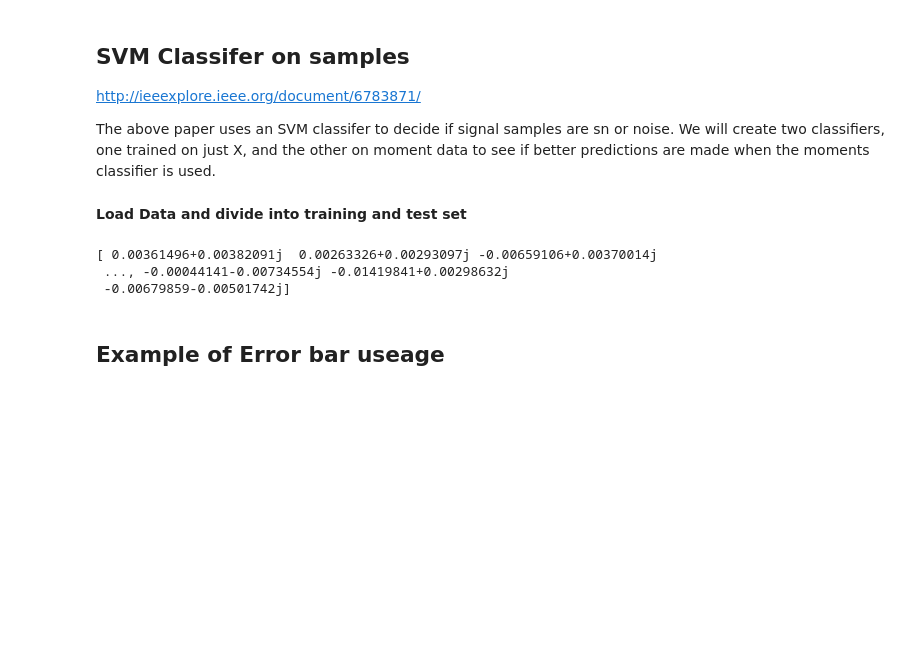
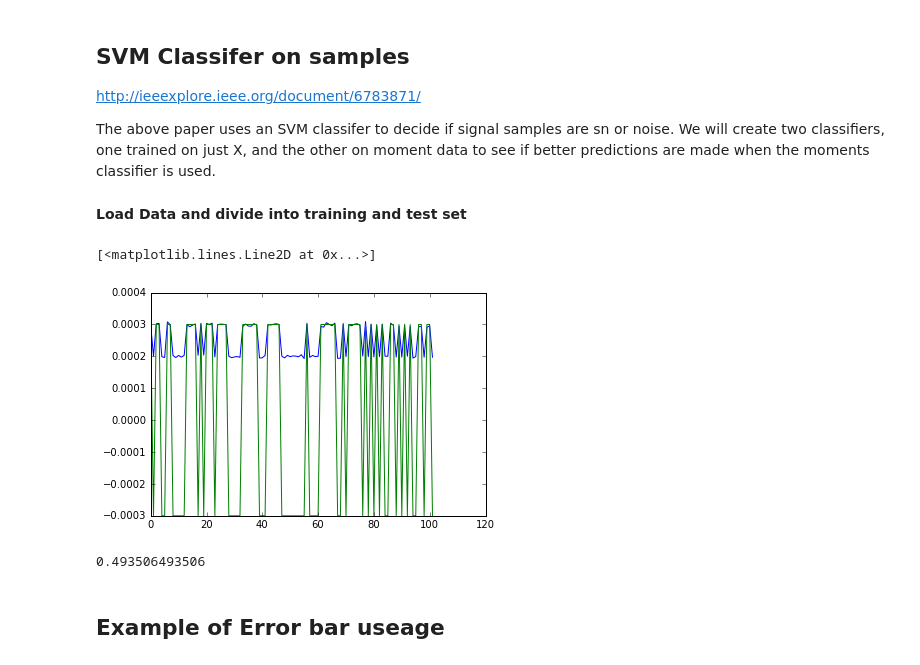
Before and after one commit to rollingcoconut/RadioML, a Jupyter notebook: Detecting_Users_psk_samps_pickled.ipynb, the cells around one changed output. Cells and saved outputs as stored; diff of their text form; code cells hidden in the pictures; blank space fills up the shorter version.

```diff
--- a/Detecting_Users_psk_samps_pickled.ipynb
+++ b/Detecting_Users_psk_samps_pickled.ipynb
@@ -60,11 +60,11 @@ def plot_avg_pwr(noise_power, noisy_signal_power, ax=None,  title="title",  xlab
         ax.set_ylim([0,max(range(len(noisy_signal_power)))])
         ax.locator_params(nbins=4)
 
-def compute_M2(sample, i):
-    return np.mean(abs(sample[i])**2)
+def compute_M2(sample, trial_no):
+    return np.mean(abs(sample[trial_no])**2)
 
-def compute_M4(sample, i):
-    return np.mean(abs(sample[i])**4)
+def compute_M4(sample, trial_no):
+    return np.mean(abs(sample[trial_no])**4)
 
 # Collect shape function data for no_data file for each SNR
 def shape_fn(func, no_data=no_data ):
@@ -142,15 +142,15 @@ def plot_shape_fn(func, no_data=no_data, plot=None, shapeFn_name="", color_="b")
         plot.set_xticks(snrlist)
         plot.legend( loc="best")
 
-
-def compute_k_a(no_data=no_data ):
-    M2 = shape_fn(compute_M2,no_data)
-    M4 = shape_fn(compute_M4,no_data)
+# to generate kurtosis data on trial basis, use parameters
+def compute_k_a(no_data=no_data , M2=None, M4=None):
+    if M2 is None:  M2 = shape_fn(compute_M2,no_data)
+    if M4 is None:  M4 = shape_fn(compute_M4,no_data)
     return  np.array(M4[0])/(np.array(M2[0])**2)
 
-def compute_k_w(no_data=no_data):
-    M2 = shape_fn(compute_M2,no_data)
-    M4 = shape_fn(compute_M4,no_data)
+def compute_k_w(no_data=no_data, M2=None, M4=None):
+    if M2 is None: M2 = shape_fn(compute_M2,no_data)
+    if M4 is None: M4 = shape_fn(compute_M4,no_data)
     return  np.array(M4[2])/(np.array(M2[2])**2)
 
 def compute_Esnr_m2m4_cx(no_data=no_data):
@@ -329,33 +329,3 @@ http://ieeexplore.ieee.org/document/6783871/
 The above paper uses an SVM classifer to decide if signal samples are sn or noise. We will create two classifiers, one trained on just X, and the other on moment data to see if better predictions are made when the moments classifier is used.
 # %% [markdown]
 **Load Data and divide into training and test set**
-# %%
-# get results per SNR, come back and loop later
-# start at say SNR = 0; can't pool SNR's; train it per SNR
-snrlist = [-3,0,3,10]
-no_trials=128
-no_data= 2048 # no_data not being evaluated here
-
-# sn_samples is all samples of sn at a given snr at a given no_data
-snr_desired = 0
-noise_pattern = "samples/samples_" + ("%.1f" % snr_desired) + "db_" + str(no_data) +  "*noise.npy"
-noise_files= [file for file in glob.glob(noise_pattern)]
-noise_samples= \
-        np.ndarray.flatten(np.array([j for f in noise_files for i,j, in enumerate(np.load(f))]))
-
-print((noise_samples)) ## 2048*128 entries
-
-# noise_samples is all samples of noise at a given snr at a given no_data
-# Xtr is subset of sn_samples + noise_samples
-# Ytr also produce
-
-
-# with Xtr and Ytr , create SVC and just fit
-# do accuracy infrastructure
-
-#----
-# do again, this time Xtr is moment data, M2 and M4
-# %% [output]
-[ 0.00361496+0.00382091j  0.00263326+0.00293097j -0.00659106+0.00370014j
- ..., -0.00044141-0.00734554j -0.01419841+0.00298632j
- -0.00679859-0.00501742j]
@@ -362,2 +395,29 @@ print((noise_samples)) ## 2048*128 entries
+# %%
+x_=range(0,2*no_trials)[:ntr]
+plt.plot(x_,Xtr)
+plt.plot(x_,.0003*ytr)
+#plt.plot(x_,X)
+# %% [output]
+[<matplotlib.lines.Line2D at 0x...>]
+[figure, added]
+# %%
+from sklearn import svm
+# need to explain why use used "rbf" kernel
+svc = svm.SVC(probability=False,  kernel="rbf", C=2.2, gamma=.0073,degree=500)
+# Ytr also produce
+svc.fit(Xtr,ytr)
+yhat1 = svc.predict(Xts)
+acc = np.mean(yhat1 == yts)
+print(acc)
+# need to explain why use used "rbf" kernel
+
+
+# with Xtr and Ytr , create SVC and just fit
+# do accuracy infrastructure
+
+#----
+# do again, this time Xtr is moment data, M2 and M4
+# %% [output]
+0.493506493506
 # %% [markdown]
 ## Example of Error bar useage
```
Also changed, not shown: parts of 3 cells of this notebook.
